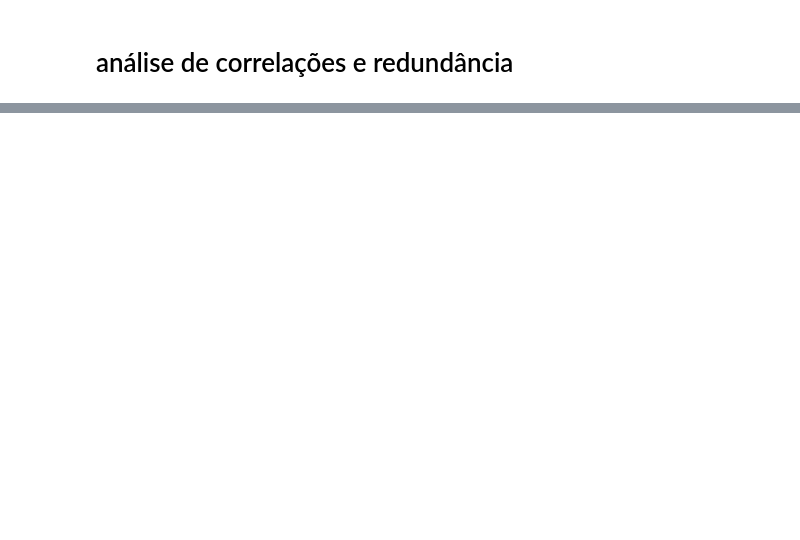
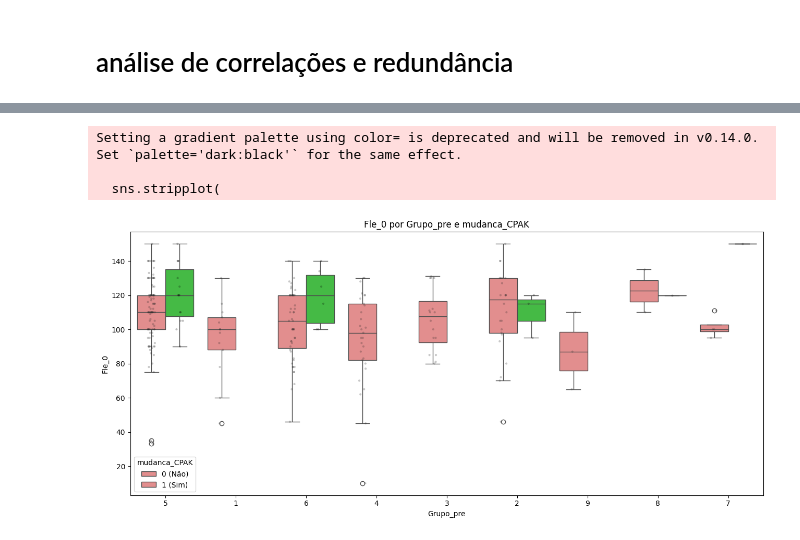
Before and after one commit to efigueira-hds/ML_Projeto_Final, a Jupyter notebook: EDA.ipynb, the cells around one changed output, grey strips where cells are left out. Saved outputs shown, nothing was run; the diff lists cells and outputs as text; code cells hidden in the pictures; blank space fills up the shorter version.

```diff
--- a/EDA.ipynb
+++ b/EDA.ipynb
@@ -482,0 +546,39 @@ sns.heatmap(ortho_eda.corr(method='spearman'), annot=True, mask=matrix)
+# %%
+# relação entre Grupo_pre, Fle_0 e mudanca_CPAK
+plot_df = ortho_eda[['Grupo_pre', 'Fle_0', 'mudanca_CPAK']].dropna().copy()
+plot_df['Grupo_pre'] = plot_df['Grupo_pre'].astype(int).astype(str)
+plot_df['mudanca_CPAK'] = plot_df['mudanca_CPAK'].astype(int).astype(str)
+
+plt.figure(figsize=(13, 6))
+sns.boxplot(
+    data=plot_df,
+    x='Grupo_pre',
+    y='Fle_0',
+    hue='mudanca_CPAK',
+    palette={'0': 'lightcoral', '1': 'limegreen'}
+)
+
+sns.stripplot(
+    data=plot_df,
+    x='Grupo_pre',
+    y='Fle_0',
+    hue='mudanca_CPAK',
+    dodge=True,
+    alpha=0.25,
+    size=3,
+    color='black',
+    legend=False
+)
+
+plt.title('Fle_0 por Grupo_pre e mudanca_CPAK')
+plt.xlabel('Grupo_pre')
+plt.ylabel('Fle_0')
+plt.legend(title='mudanca_CPAK', labels=['0 (Não)', '1 (Sim)'])
+plt.tight_layout()
+plt.show()
+plt.close()
+# %% [output]
+Setting a gradient palette using color= is deprecated and will be removed in v0.14.0. Set `palette='dark:black'` for the same effect.
+
+  sns.stripplot(
+[figure, added]
```
Also changed, not shown: parts of 7 cells of this notebook.
